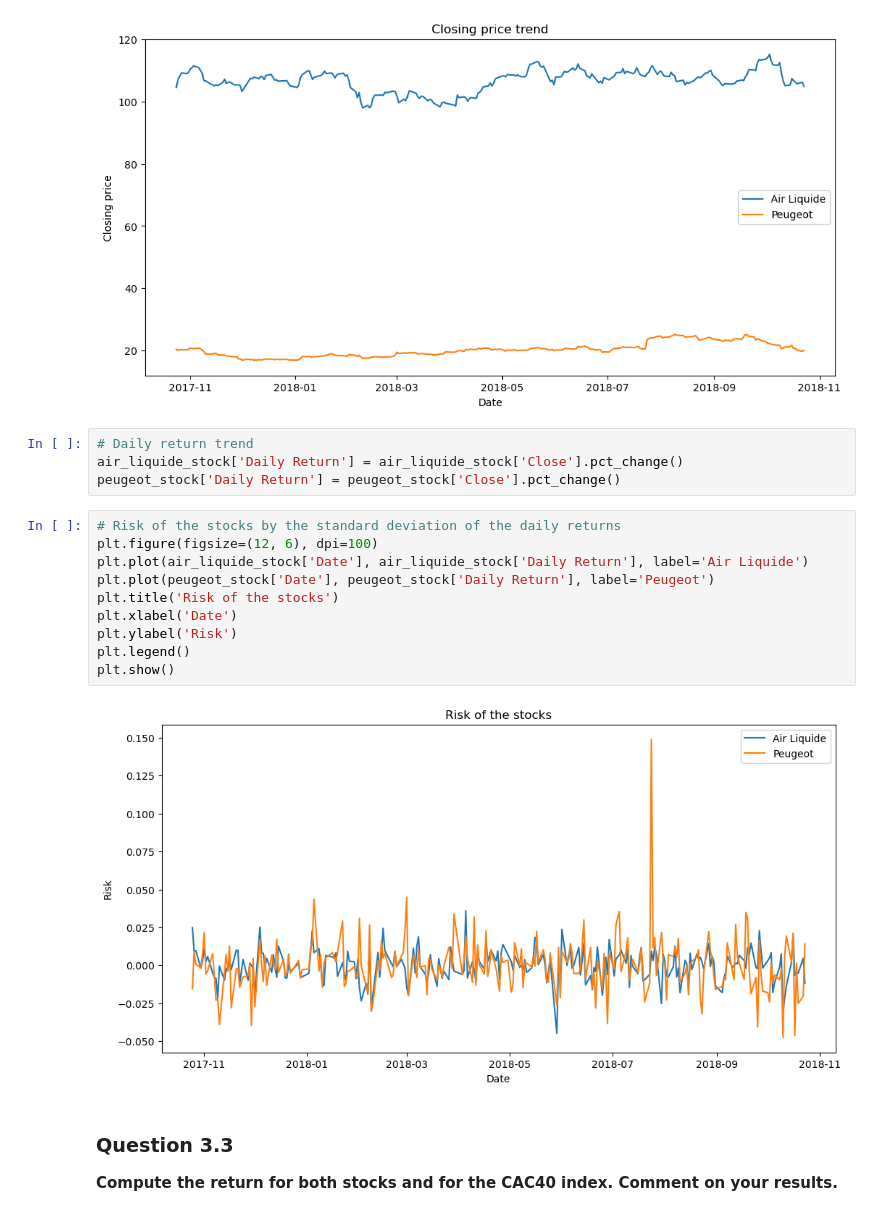
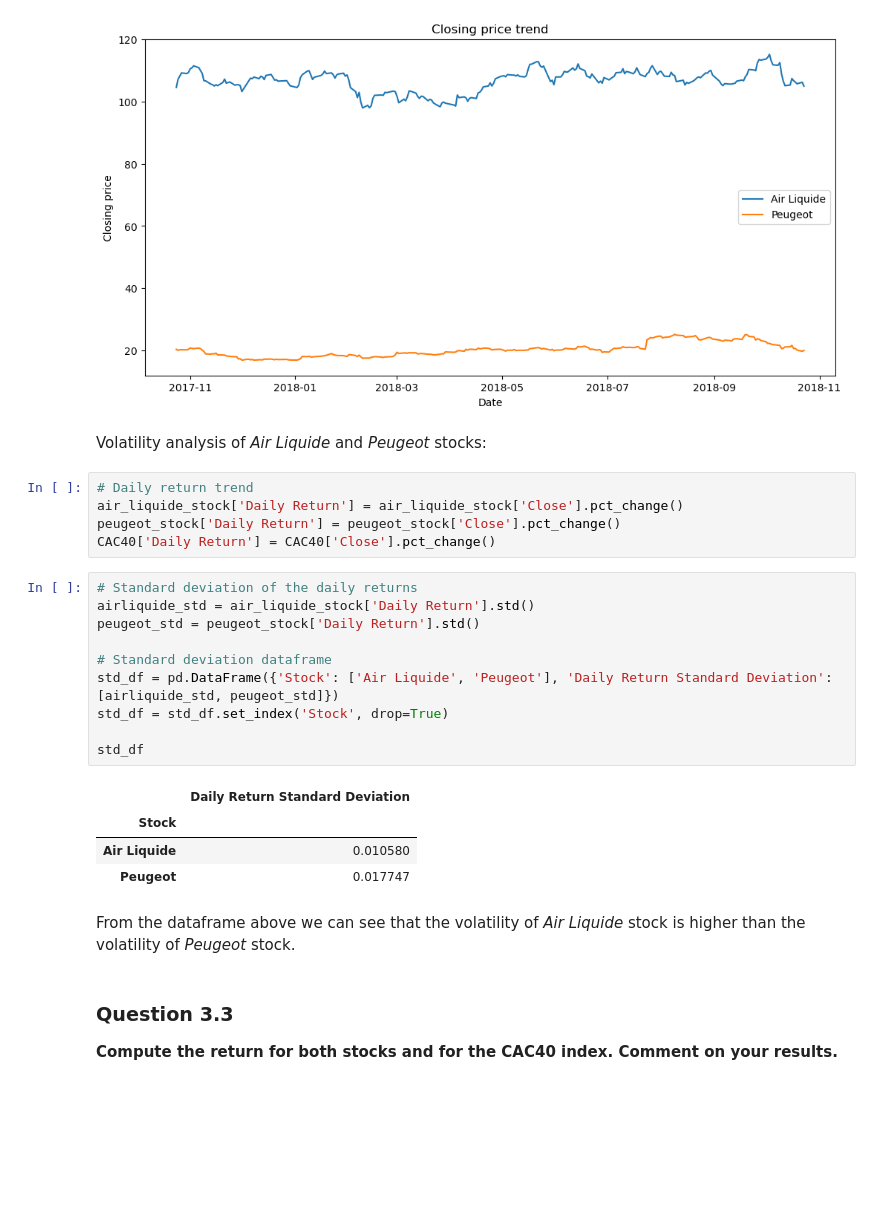
Before and after one commit to leonardohannas/MODS205_TelecomParis, a Jupyter notebook: proj.ipynb, the cells around one changed output. Drawn from its saved outputs; the diff is of its cells as text; blank space fills up the shorter version.

```diff
--- a/proj.ipynb
+++ b/proj.ipynb
@@ -113,22 +115,30 @@ plt.legend()
 plt.show()
 # %% [output]
 [figure]
+# %% [markdown]
+Volatility analysis of *Air Liquide* and *Peugeot* stocks:
 # %%
 # Daily return trend
 air_liquide_stock['Daily Return'] = air_liquide_stock['Close'].pct_change()
 peugeot_stock['Daily Return'] = peugeot_stock['Close'].pct_change()
+CAC40['Daily Return'] = CAC40['Close'].pct_change()
-# %%
-# Risk of the stocks by the standard deviation of the daily returns
-plt.figure(figsize=(12, 6), dpi=100)
-plt.plot(air_liquide_stock['Date'], air_liquide_stock['Daily Return'], label='Air Liquide')
-plt.plot(peugeot_stock['Date'], peugeot_stock['Daily Return'], label='Peugeot')
-plt.title('Risk of the stocks')
-plt.xlabel('Date')
-plt.ylabel('Risk')
-plt.legend()
-plt.show()
-# %% [output]
-[figure, removed]
+# %%
+# Standard deviation of the daily returns
+airliquide_std = air_liquide_stock['Daily Return'].std()
+peugeot_std = peugeot_stock['Daily Return'].std()
+
+# Standard deviation dataframe
+std_df = pd.DataFrame({'Stock': ['Air Liquide', 'Peugeot'], 'Daily Return Standard Deviation': [airliquide_std, peugeot_std]})
+std_df = std_df.set_index('Stock', drop=True)
+
+std_df
+# %% [output]
+|  | Daily Return Standard Deviation |
+| Stock |  |
+| Air Liquide | 0.010580 |
+| Peugeot | 0.017747 |
+# %% [markdown]
+From the dataframe above we can see that the volatility of *Air Liquide* stock is higher than the volatility of *Peugeot* stock.
 # %% [markdown]
 ### Question 3.3
 **Compute the return for both stocks and for the CAC40 index. Comment on your results.**
```
Also changed, not shown: parts of 1 cell of this notebook.
